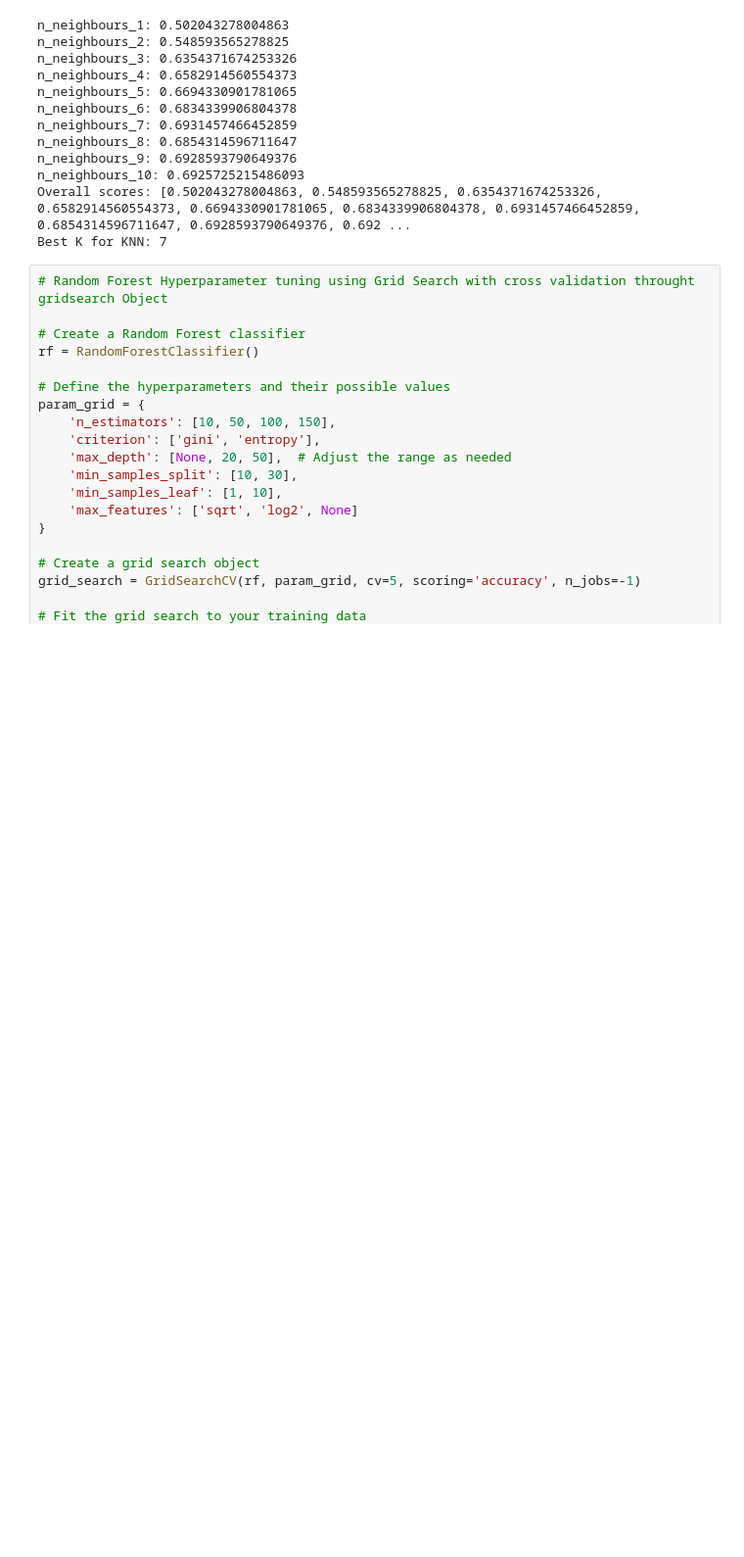
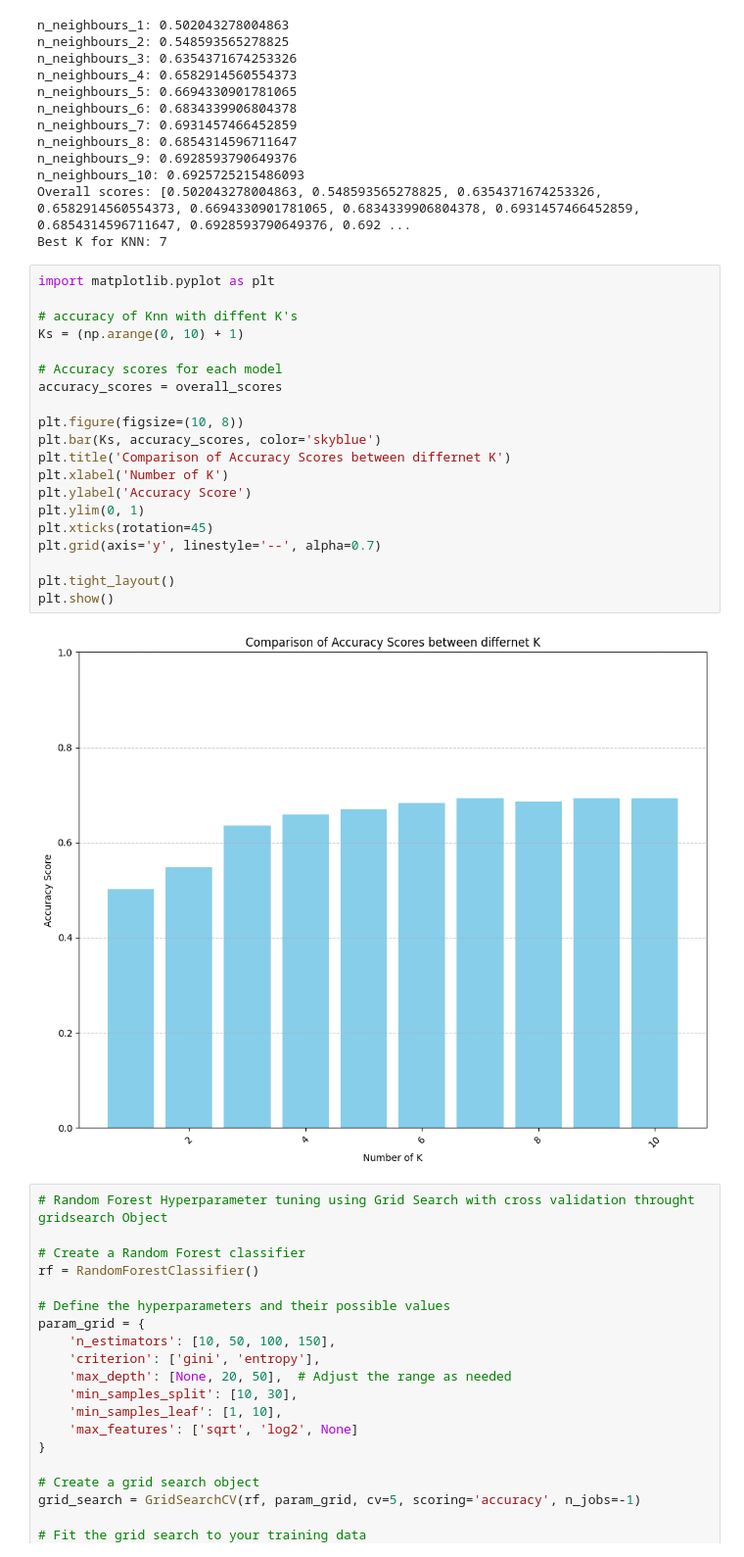
Before and after one commit to sofiaamartinezz/IS_Seminar2, a Jupyter notebook: assignment.ipynb, the cells around one changed output. Shown at 98% size. Saved outputs shown, nothing was run; the diff lists cells and outputs as text; blank space fills up the shorter version.

```diff
--- a/assignment.ipynb
+++ b/assignment.ipynb
@@ -466,6 +476,28 @@ n_neighbours_9: 0.6928593790649376
 n_neighbours_10: 0.6925725215486093
 Overall scores: [0.502043278004863, 0.548593565278825, 0.6354371674253326, 0.6582914560554373, 0.6694330901781065, 0.6834339906804378, 0.6931457466452859, 0.6854314596711647, 0.6928593790649376, 0.692 ...
 Best K for KNN: 7
+# %%
+import matplotlib.pyplot as plt
+
+# accuracy of Knn with diffent K's
+Ks = (np.arange(0, 10) + 1)
+
+# Accuracy scores for each model
+accuracy_scores = overall_scores
+
+plt.figure(figsize=(10, 8))
+plt.bar(Ks, accuracy_scores, color='skyblue')
+plt.title('Comparison of Accuracy Scores between differnet K')
+plt.xlabel('Number of K')
+plt.ylabel('Accuracy Score')
+plt.ylim(0, 1)
+plt.xticks(rotation=45)
+plt.grid(axis='y', linestyle='--', alpha=0.7)
+
+plt.tight_layout()
+plt.show()
+# %% [output]
+[figure, added]
 # %%
 # Random Forest Hyperparameter tuning using Grid Search with cross validation throught gridsearch Object
 
```
Also changed, not shown: parts of 5 cells of this notebook, 1 other file.
